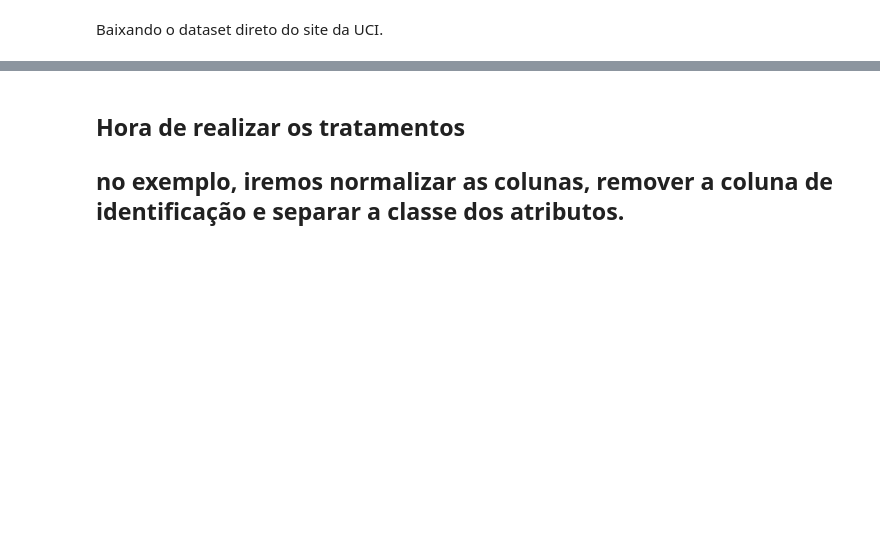
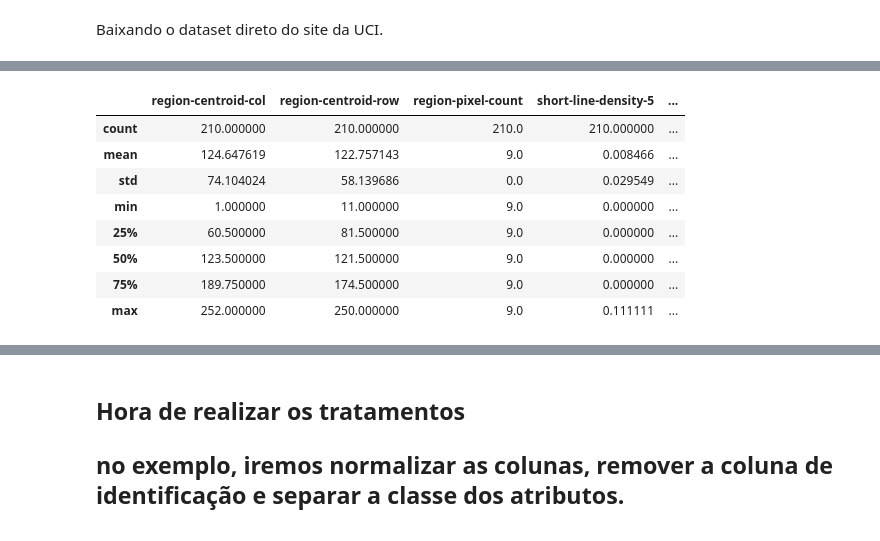
Before and after one commit to raraujor/iaap-ufpr-IAA006-arquitetura-de-dados, a Jupyter notebook: arq_dados_atividade_02.ipynb, the cells around one changed output, grey strips where cells are left out. Drawn from its saved outputs; the diff is of its cells as text; code cells hidden in the pictures; blank space fills up the shorter version.

```diff
--- a/arq_dados_atividade_02.ipynb
+++ b/arq_dados_atividade_02.ipynb
@@ -64,0 +17,20 @@ winequality_df.describe()
+# %%
+# base de dados disponível na UCI Machine Learning - https://archive.ics.uci.edu/dataset/50/image+segmentation
+
+from ucimlrepo import fetch_ucirepo
+import pandas as pd
+
+# fetch dataset
+img_segmentation_repo = fetch_ucirepo(id=50)
+
+# data (as pandas dataframes)
+img_seg_features = img_segmentation_repo.data.features
+img_seg_target = img_segmentation_repo.data.targets
+
+img_seg_df = pd.concat([img_seg_features, img_seg_target], axis=1)
+
+# metadata
+print(img_segmentation_repo.metadata)
+
+# variable information
+print(img_segmentation_repo.variables)
@@ -64,0 +64,12 @@ winequality_df.describe()
+# %%
+img_seg_df.describe()
+# %% [output]
+|  | region-centroid-col | region-centroid-row | region-pixel-count | short-line-density-5 | ... |
+| count | 210.000000 | 210.000000 | 210.0 | 210.000000 | ... |
+| mean | 124.647619 | 122.757143 | 9.0 | 0.008466 | ... |
+| std | 74.104024 | 58.139686 | 0.0 | 0.029549 | ... |
+| min | 1.000000 | 11.000000 | 9.0 | 0.000000 | ... |
+| 25% | 60.500000 | 81.500000 | 9.0 | 0.000000 | ... |
+| 50% | 123.500000 | 121.500000 | 9.0 | 0.000000 | ... |
+| 75% | 189.750000 | 174.500000 | 9.0 | 0.000000 | ... |
+| max | 252.000000 | 250.000000 | 9.0 | 0.111111 | ... |
```
Also changed, not shown: parts of 23 cells of this notebook.
